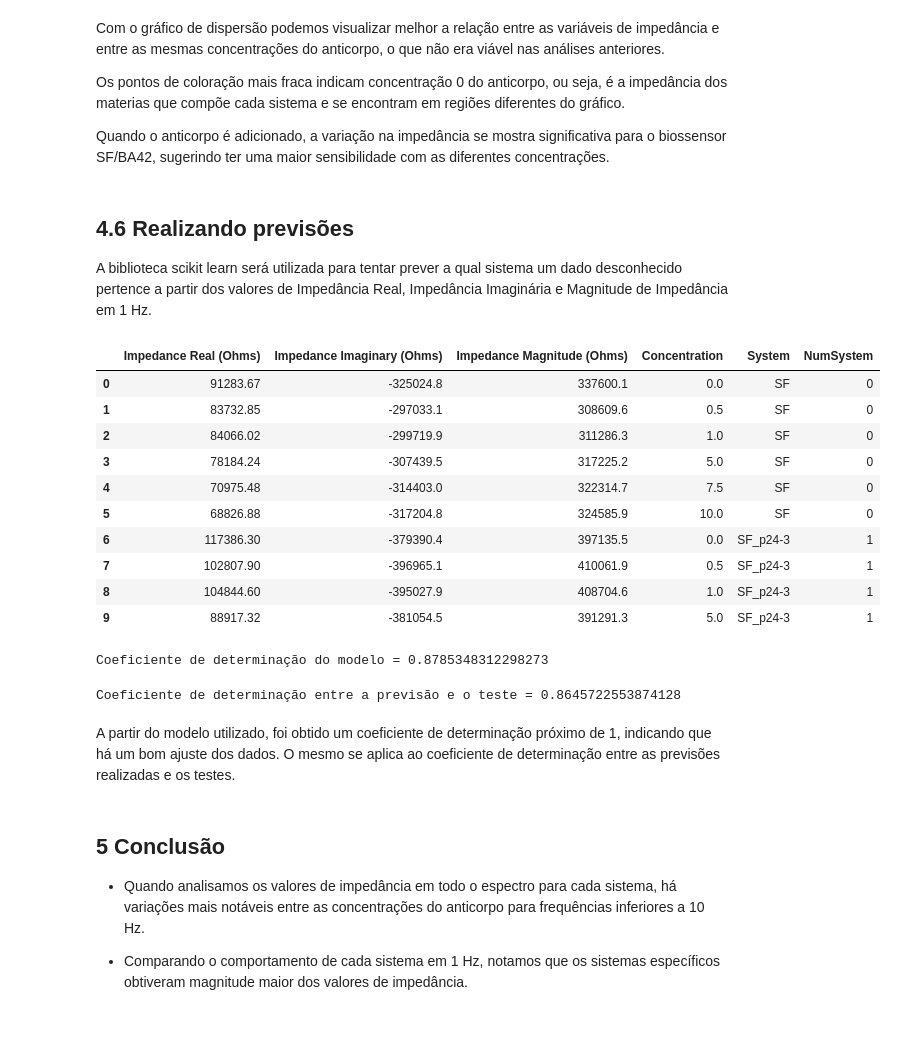
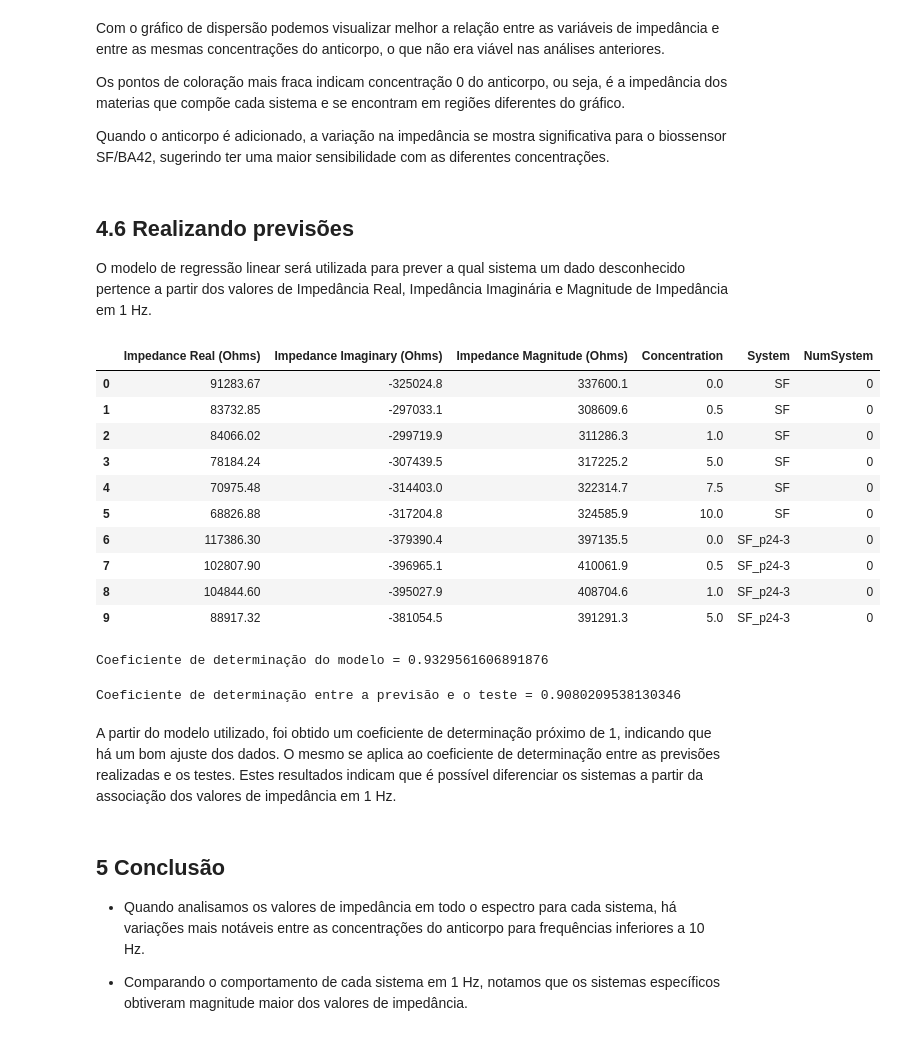
Before and after one commit to alyyokomichi/Impedance_Biosensor, a Jupyter notebook: Impedance_Biosensor.ipynb, the cells around one changed output. Saved outputs shown, nothing was run; the diff lists cells and outputs as text; code cells hidden in the pictures.

```diff
--- a/Impedance_Biosensor.ipynb
+++ b/Impedance_Biosensor.ipynb
@@ -486,42 +486,42 @@ Quando o anticorpo é adicionado, a variação na impedância se mostra signific
 # %% [markdown]
 ## 4.6 Realizando previsões
 
-A biblioteca scikit learn será utilizada para tentar prever a qual sistema um dado desconhecido pertence a partir dos valores de Impedância Real, Impedância Imaginária e Magnitude de Impedância em 1 Hz.
+O modelo de regressão linear será utilizada para prever a qual sistema um dado desconhecido pertence a partir dos valores de Impedância Real, Impedância Imaginária e Magnitude de Impedância em 1 Hz.
 # %%
-#incluir coluna numerando os sistemas para conseguir fazer auxiliar na construcao do modelo
-RL['NumSystem'] = RL['System'].map({'SF':0, 'SF_p24-3':1, 'SFeBA42':2, 'SF_BA42':3})
+#incluir coluna numerando os sistemas (0 controles e 1, 2 especificos) para conseguir fazer auxiliar na construcao do modelo
+RL['NumSystem'] = RL['System'].map({'SF':0, 'SF_p24-3':0, 'SFeBA42':1, 'SF_BA42':2})
 RL.head(10)
 # %% [output]
 |  | Impedance Real (Ohms) | Impedance Imaginary (Ohms) | Impedance Magnitude (Ohms) | Concentration | System | NumSystem |
 | 0 | 91283.67 | -325024.8 | 337600.1 | 0.0 | SF | 0 |
 | 1 | 83732.85 | -297033.1 | 308609.6 | 0.5 | SF | 0 |
 | 2 | 84066.02 | -299719.9 | 311286.3 | 1.0 | SF | 0 |
 | 3 | 78184.24 | -307439.5 | 317225.2 | 5.0 | SF | 0 |
 | 4 | 70975.48 | -314403.0 | 322314.7 | 7.5 | SF | 0 |
 | 5 | 68826.88 | -317204.8 | 324585.9 | 10.0 | SF | 0 |
-| 6 | 117386.30 | -379390.4 | 397135.5 | 0.0 | SF_p24-3 | 1 |
-| 7 | 102807.90 | -396965.1 | 410061.9 | 0.5 | SF_p24-3 | 1 |
-| 8 | 104844.60 | -395027.9 | 408704.6 | 1.0 | SF_p24-3 | 1 |
-| 9 | 88917.32 | -381054.5 | 391291.3 | 5.0 | SF_p24-3 | 1 |
+| 6 | 117386.30 | -379390.4 | 397135.5 | 0.0 | SF_p24-3 | 0 |
+| 7 | 102807.90 | -396965.1 | 410061.9 | 0.5 | SF_p24-3 | 0 |
+| 8 | 104844.60 | -395027.9 | 408704.6 | 1.0 | SF_p24-3 | 0 |
+| 9 | 88917.32 | -381054.5 | 391291.3 | 5.0 | SF_p24-3 | 0 |
 # %%
 y = RL['NumSystem']    #coluna de variaveis dependentes
 X = RL[['Impedance Real (Ohms)', 'Impedance Imaginary (Ohms)', 'Impedance Magnitude (Ohms)']]  #coluna das variaveis explicativas
 X_train, X_test, y_train, y_test = train_test_split(X, y, test_size=0.3, random_state=2811) # Separando variaveis de treino e de teste
 # %%
-# Criando modelo de regressao linear
+# Criando modelo de regressao linear e calculando seu coeficiente de determinacao
 modelo = LinearRegression()
 modelo.fit(X_train, y_train)
 print(f'Coeficiente de determinação do modelo = {modelo.score(X_train, y_train)}')
 # %% [output]
-Coeficiente de determinação do modelo = 0.8785348312298273
+Coeficiente de determinação do modelo = 0.9329561606891876
 # %%
-# Realizando previsao do modelo a partir de variaveis de teste
+# Realizando previsao do modelo a partir de variaveis de teste e calculando seu coeficiente de determinacao
 y_previsto = modelo.predict(X_test)
 print(f'Coeficiente de determinação entre a previsão e o teste = {metrics.r2_score(y_test, y_previsto)}')
 # %% [output]
-Coeficiente de determinação entre a previsão e o teste = 0.8645722553874128
+Coeficiente de determinação entre a previsão e o teste = 0.9080209538130346
 # %% [markdown]
-A partir do modelo utilizado, foi obtido um coeficiente de determinação próximo de 1, indicando que há um bom ajuste dos dados. O mesmo se aplica ao coeficiente de determinação entre as previsões realizadas e os testes.
+A partir do modelo utilizado, foi obtido um coeficiente de determinação próximo de 1, indicando que há um bom ajuste dos dados. O mesmo se aplica ao coeficiente de determinação entre as previsões realizadas e os testes. Estes resultados indicam que é possível diferenciar os sistemas a partir da associação dos valores de impedância em 1 Hz.
 # %% [markdown]
 ## 5 Conclusão
 
```
Also changed, not shown: parts of 1 cell of this notebook.
